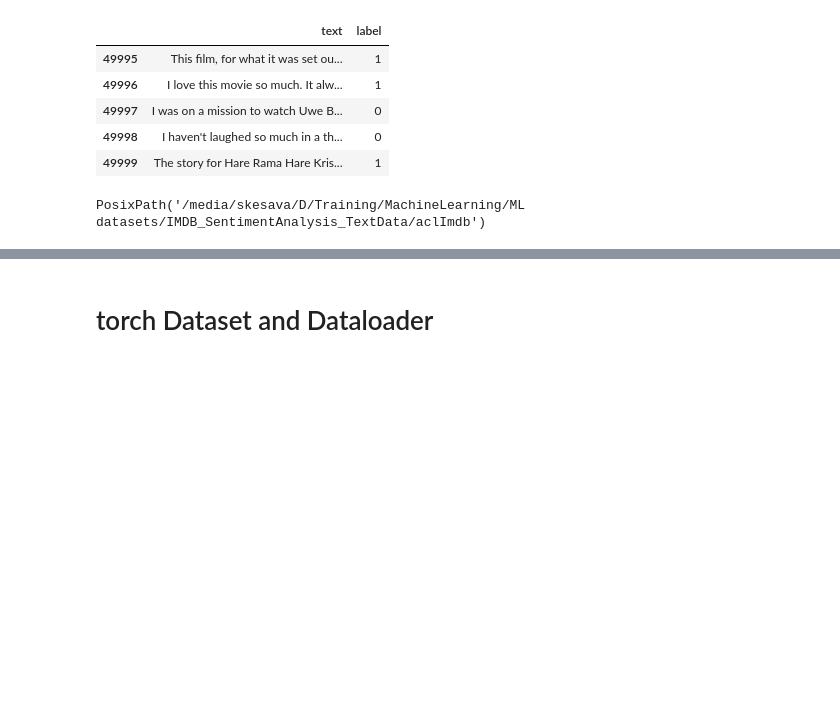
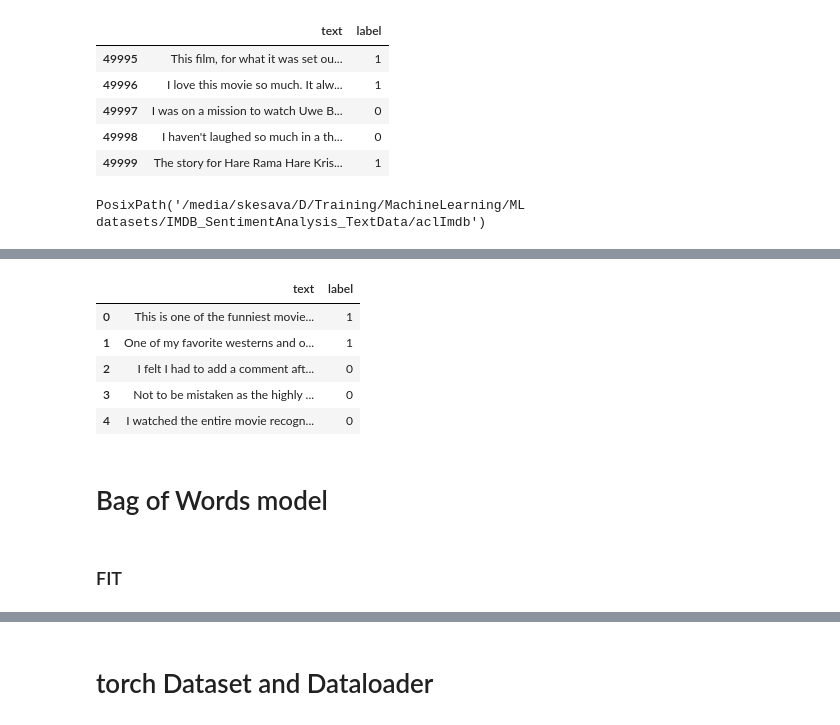
Before and after one commit to sameervk/NLP_using_LLMs, a Jupyter notebook: SentimentAnalysis/SA_LogReg_v0.ipynb, the cells around one changed output, grey strips where cells are left out. Cells and saved outputs as stored; diff of their text form; code cells hidden in the pictures; blank space fills up the shorter version.

Commit message:
In progress: started model definitions

```diff
--- a/SentimentAnalysis/SA_LogReg_v0.ipynb
+++ b/SentimentAnalysis/SA_LogReg_v0.ipynb
@@ -185,0 +238,12 @@ df.iloc[40000:].to_csv(processed_data_directory.joinpath("test.csv"), index=Fals
+# %%
+df_val = pd.read_csv(processed_data_directory.joinpath("val.csv"))
+df_val.head(5)
+# %% [output]
+|  | text | label |
+| 0 | This is one of the funniest movie... | 1 |
+| 1 | One of my favorite westerns and o... | 1 |
+| 2 | I felt I had to add a comment aft... | 0 |
+| 3 | Not to be mistaken as the highly ... | 0 |
+| 4 | I watched the entire movie recogn... | 0 |
+# %% [markdown]
+# Bag of Words model
@@ -185,0 +260,2 @@ df.iloc[40000:].to_csv(processed_data_directory.joinpath("test.csv"), index=Fals
+# %% [markdown]
+### FIT
```
Also changed, not shown: parts of 61 cells of this notebook.
